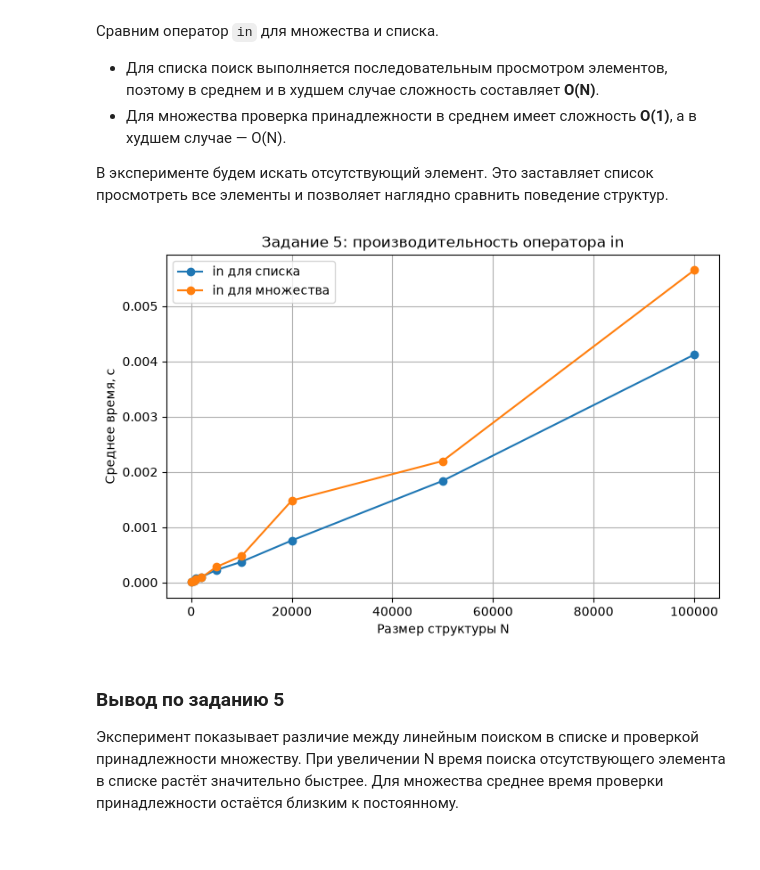
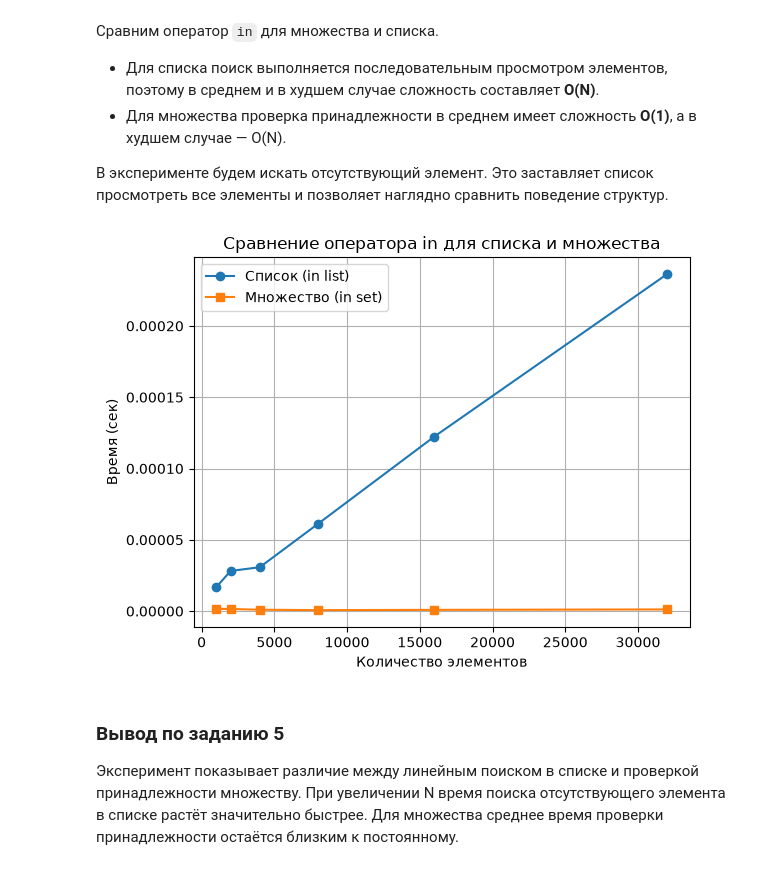
Before and after one commit to cherep121/Data_proc, a Jupyter notebook: main.ipynb, the cells around one changed output. Drawn from its saved outputs; the diff is of its cells as text; code cells hidden in the pictures.

```diff
--- a/main.ipynb
+++ b/main.ipynb
@@ -242,35 +242,40 @@ plt.show()
 
 В эксперименте будем искать отсутствующий элемент. Это заставляет список просмотреть все элементы и позволяет наглядно сравнить поведение структур.
 # %%
-def contains_in_list(n):
-    data = list(range(n))
-    return -1 in data
+import time
+import random
+import matplotlib.pyplot as plt
 
+sizes = [1000, 2000, 4000, 8000, 16000, 32000]
+times_list = []
+times_set = []
 
-def contains_in_set(n):
-    data = set(range(n))
-    return -1 in data
+for n in sizes:
+    data = [random.randint(0, 1_000_000) for _ in range(n)]
+    target = data[-1]
 
+    # Список
+    lst = data[:]
+    start = time.perf_counter()
+    target in lst
+    times_list.append(time.perf_counter() - start)
 
-sizes5 = [100, 500, 1000, 2000, 5000, 10000, 20000, 50000, 100000]
-list_in_times = []
-set_in_times = []
+    # Множество
+    st = set(data)
+    start = time.perf_counter()
+    target in st
+    times_set.append(time.perf_counter() - start)
 
-for n in sizes5:
-    list_in_times.append(timeit.timeit(lambda: contains_in_list(n), number=20) / 20)
-    set_in_times.append(timeit.timeit(lambda: contains_in_set(n), number=20) / 20)
-
-plt.figure(figsize=(8, 5))
-plt.plot(sizes5, list_in_times, marker="o", label="in для списка")
-plt.plot(sizes5, set_in_times, marker="o", label="in для множества")
-plt.xlabel("Размер структуры N")
-plt.ylabel("Среднее время, с")
-plt.title("Задание 5: производительность оператора in")
+plt.plot(sizes, times_list, marker='o', label='Список (in list)')
+plt.plot(sizes, times_set, marker='s', label='Множество (in set)')
+plt.xlabel('Количество элементов')
+plt.ylabel('Время (сек)')
+plt.title('Сравнение оператора in для списка и множества')
 plt.legend()
 plt.grid(True)
 plt.show()
 # %% [output]
-[figure, old version]
+[figure, new version]
 # %% [markdown]
 ### Вывод по заданию 5
 
```
